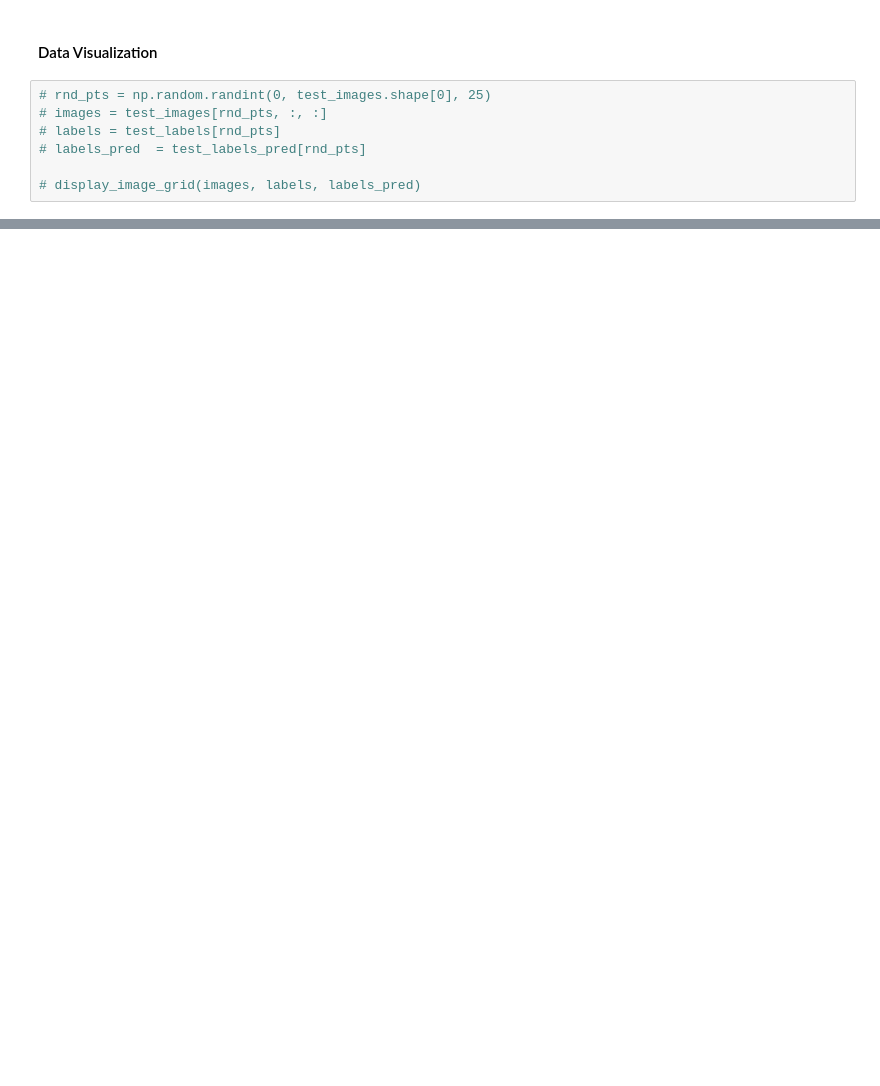
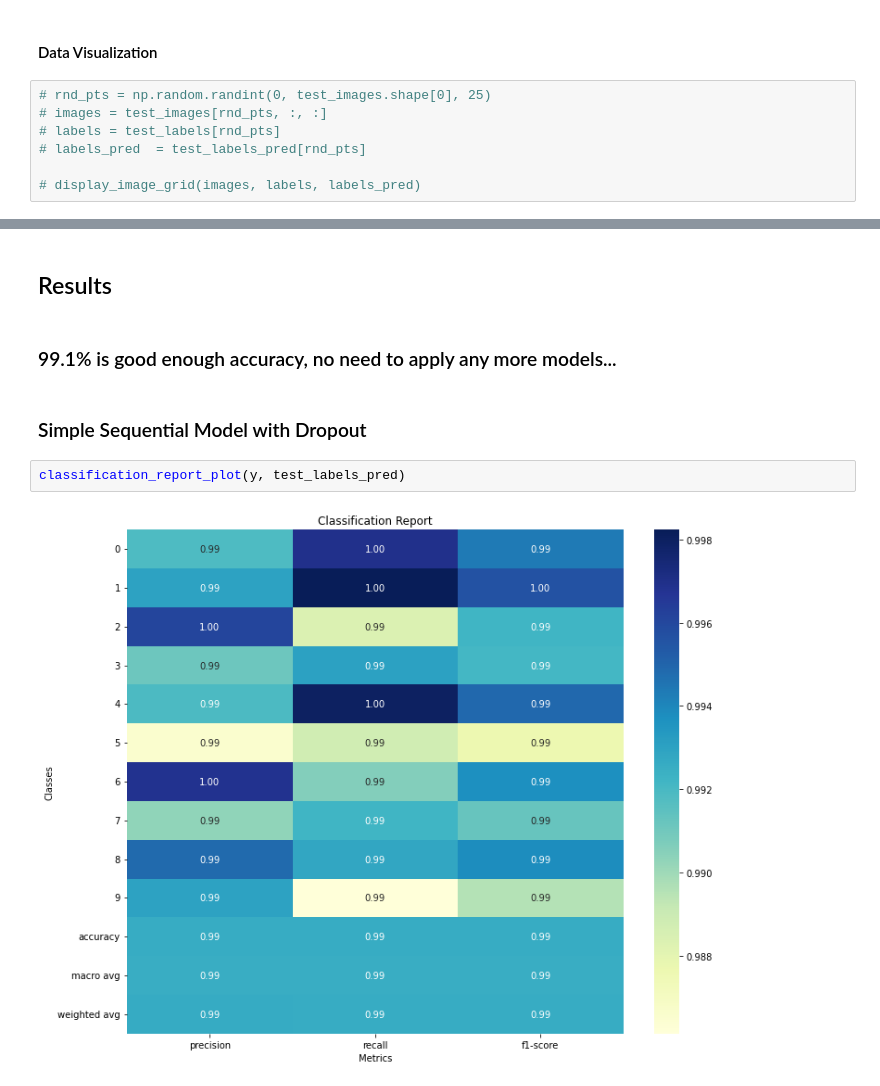
Before and after one commit to aka-vm/Hello-CV, a Jupyter notebook: MNIST-Digit_Recogonizer/main-notebook.ipynb, the cells around one changed output, grey strips where cells are left out. Drawn from its saved outputs; the diff is of its cells as text; blank space fills up the shorter version.

```diff
--- a/MNIST-Digit_Recogonizer/main-notebook.ipynb
+++ b/MNIST-Digit_Recogonizer/main-notebook.ipynb
@@ -269,0 +277,10 @@ display_image_grid(images, labels, labels_pred, figsize=(6, 6), shape=(3, 3))
+# %% [markdown]
+## Results
+# %% [markdown]
+### 99.1% is good enough accuracy, no need to apply any more models...
+# %% [markdown]
+### Simple Sequential Model with Dropout
+# %%
+classification_report_plot(y, test_labels_pred)
+# %% [output]
+[figure, added]
```
Also changed, not shown: parts of 9 cells of this notebook, 1 other file.
